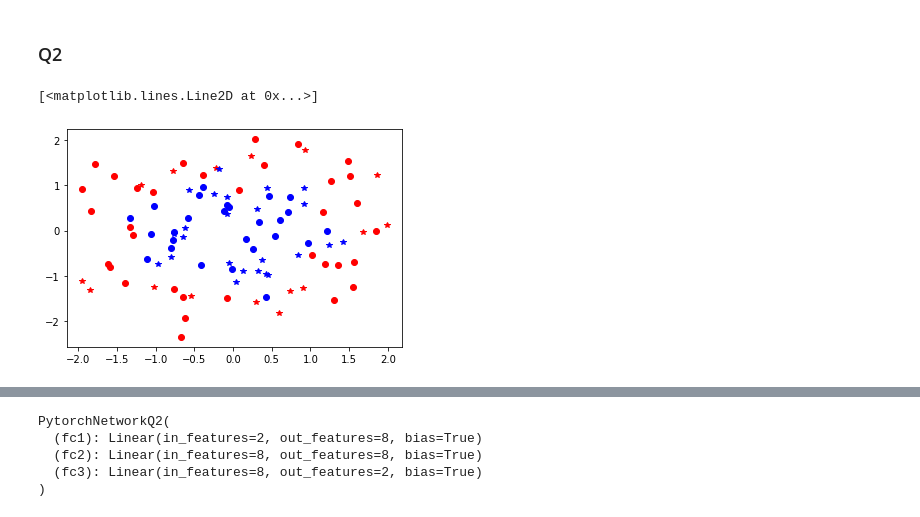
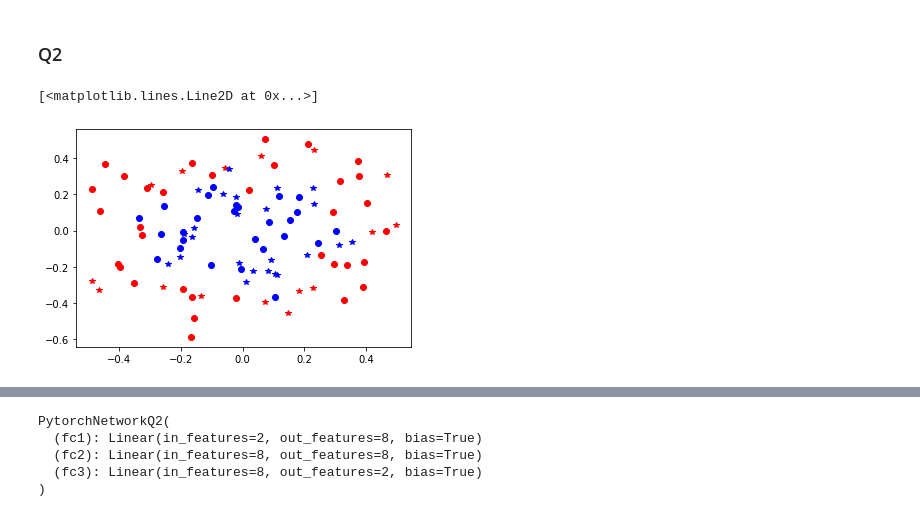
Before and after one commit to kardandon/CMPE597, a Jupyter notebook: HW1/HW1_notebook.ipynb, the cells around one changed output, grey strips where cells are left out. Drawn from its saved outputs; the diff is of its cells as text; code cells hidden in the pictures.

```diff
--- a/HW1/HW1_notebook.ipynb
+++ b/HW1/HW1_notebook.ipynb
@@ -188,14 +210,35 @@ for epoch in range(5):
 # %% [markdown]
 ### Q2
 # %%
-X_test = np.asarray(np.load("./Data/X_test.npy"), dtype=np.float32)
-X_train = np.asarray(np.load("./Data/X_train.npy"), dtype=np.float32)
+X_test = np.asarray(np.load("./Data/X_test.npy"), dtype=np.float32) / 4
+X_train = np.asarray(np.load("./Data/X_train.npy"), dtype=np.float32) / 4
 Y_test = np.asarray(np.load("./Data/Y_test.npy"))
 Y_train = np.asarray(np.load("./Data/Y_train.npy"))
+# Linearly seperable
+"""
+X_train = np.random.randn(200,2)
+X_train[0:100,:] *= 0.1
+X_train[0:100,:] -= 0.25
+X_train[100:200,:] *= 0.1
+X_train[100:200,:] += 0.25
+Y_train = np.ones(200, dtype=np.int32)
+Y_train[0:100] = 0
+X_test = X_train
+Y_test = Y_train
+"""
+X_grid = np.zeros((10000,2), dtype=np.float32)
+
+for i in range(100):
+    X_grid[i*100:(i+1)*100, 0] = np.linspace(-0.5,0.5,100)
+    X_grid[i*100:(i+1)*100, 1] = -0.5 + i / 100
+
+
+#train_set = np.array([[x,y] for x, y in zip(X_train, Y_train)])
+#test_set = np.array([[x,y] for x, y in zip(X_test, Y_test)])
 plt.plot(X_test[Y_test == 0, 0], X_test[Y_test == 0, 1], "*r")
 plt.plot(X_test[Y_test == 1, 0], X_test[Y_test == 1, 1], "*b")
 plt.plot(X_train[Y_train == 0, 0], X_train[Y_train == 0, 1], "or")
 plt.plot(X_train[Y_train == 1, 0], X_train[Y_train == 1, 1], "ob")
 # %% [output]
 [<matplotlib.lines.Line2D at 0x...>]
-[figure, old version]
+[figure, new version]
```
Also changed, not shown: parts of 16 cells of this notebook, 2 other files.
